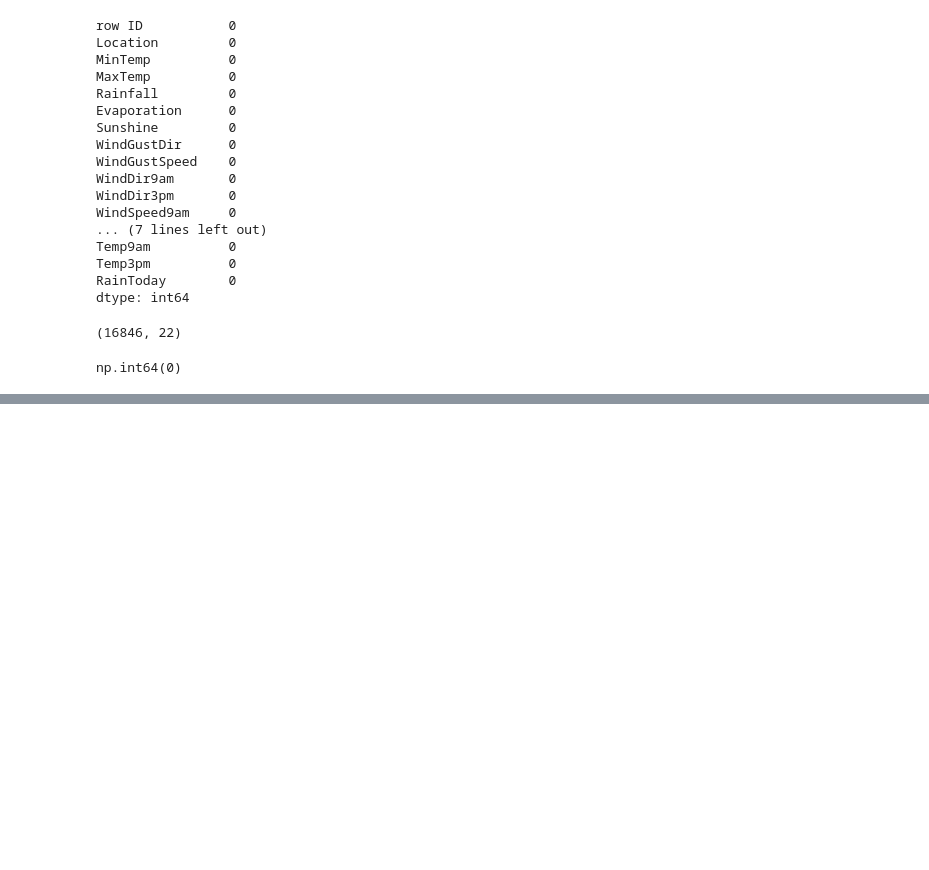
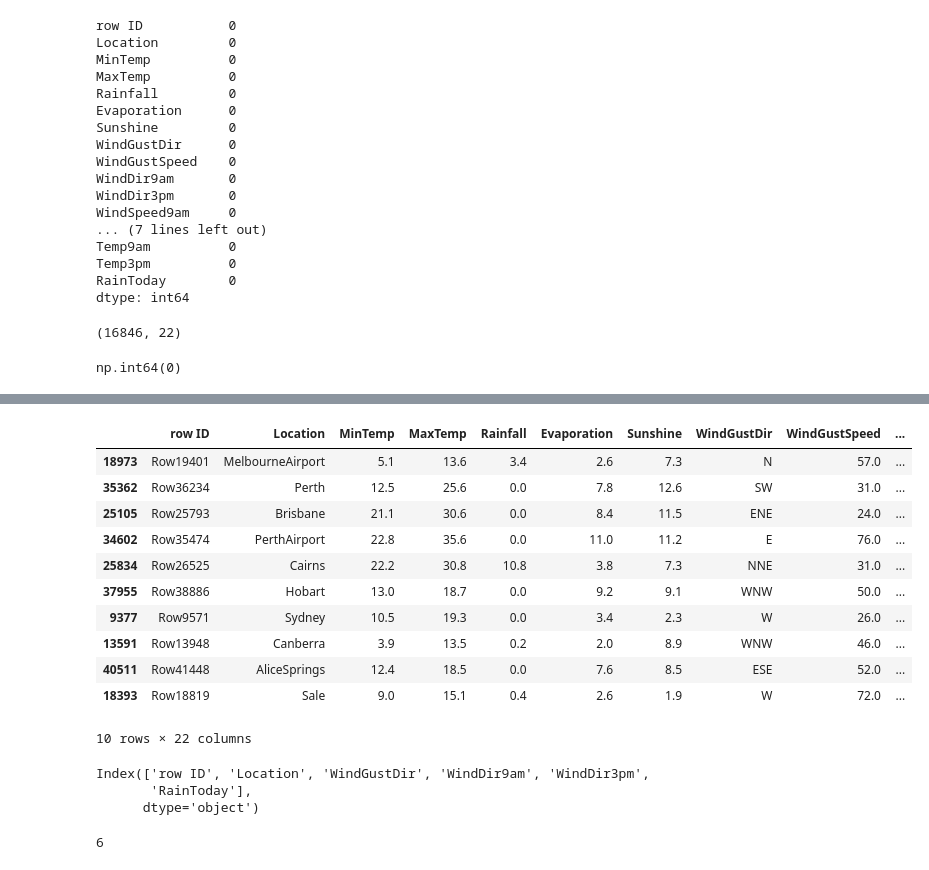
Before and after one commit to touhid0503/job2_practise, a Jupyter notebook: job2.ipynb, the cells around one changed output, grey strips where cells are left out. Saved outputs shown, nothing was run; the diff lists cells and outputs as text; code cells hidden in the pictures; blank space fills up the shorter version.

Commit message:
count object features

```diff
--- a/job2.ipynb
+++ b/job2.ipynb
@@ -107,0 +118,25 @@ np.int64(0)
+# %%
+df.sample(10)
+# %% [output]
+|  | row ID | Location | MinTemp | MaxTemp | Rainfall | Evaporation | Sunshine | WindGustDir | WindGustSpeed | ... |
+| 18973 | Row19401 | MelbourneAirport | 5.1 | 13.6 | 3.4 | 2.6 | 7.3 | N | 57.0 | ... |
+| 35362 | Row36234 | Perth | 12.5 | 25.6 | 0.0 | 7.8 | 12.6 | SW | 31.0 | ... |
+| 25105 | Row25793 | Brisbane | 21.1 | 30.6 | 0.0 | 8.4 | 11.5 | ENE | 24.0 | ... |
+| 34602 | Row35474 | PerthAirport | 22.8 | 35.6 | 0.0 | 11.0 | 11.2 | E | 76.0 | ... |
+| 25834 | Row26525 | Cairns | 22.2 | 30.8 | 10.8 | 3.8 | 7.3 | NNE | 31.0 | ... |
+| 37955 | Row38886 | Hobart | 13.0 | 18.7 | 0.0 | 9.2 | 9.1 | WNW | 50.0 | ... |
+| 9377 | Row9571 | Sydney | 10.5 | 19.3 | 0.0 | 3.4 | 2.3 | W | 26.0 | ... |
+| 13591 | Row13948 | Canberra | 3.9 | 13.5 | 0.2 | 2.0 | 8.9 | WNW | 46.0 | ... |
+| 40511 | Row41448 | AliceSprings | 12.4 | 18.5 | 0.0 | 7.6 | 8.5 | ESE | 52.0 | ... |
+| 18393 | Row18819 | Sale | 9.0 | 15.1 | 0.4 | 2.6 | 1.9 | W | 72.0 | ... |
+10 rows × 22 columns
+# %%
+df.select_dtypes(include="object").columns
+# %% [output]
+Index(['row ID', 'Location', 'WindGustDir', 'WindDir9am', 'WindDir3pm',
+       'RainToday'],
+      dtype='object')
+# %%
+len(df.select_dtypes(include="object").columns)
+# %% [output]
+6
```
Also changed, not shown: parts of 1 cell of this notebook.
